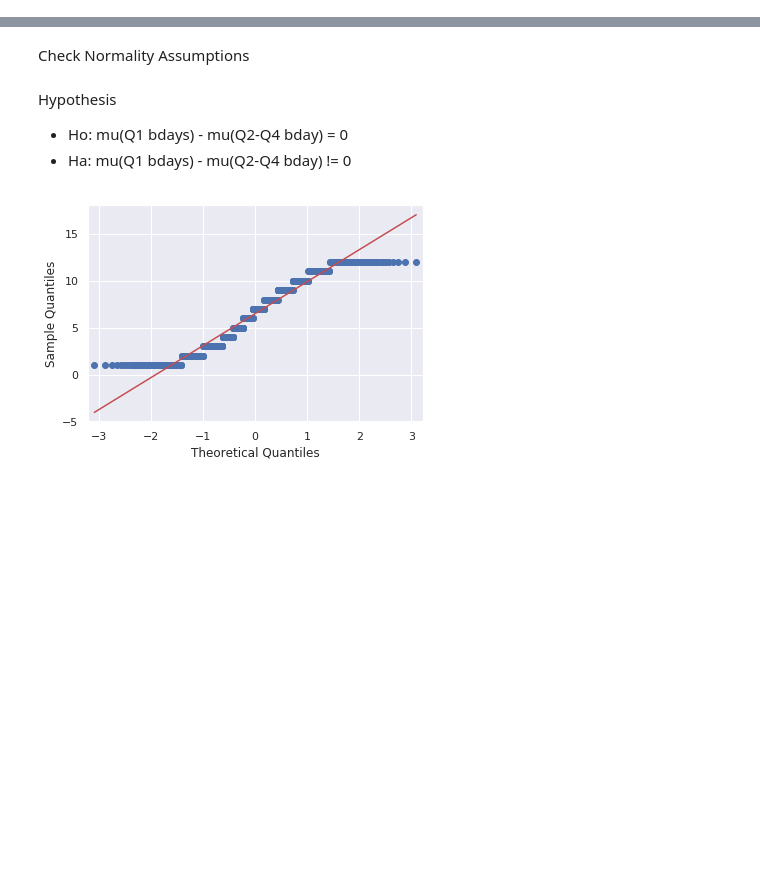
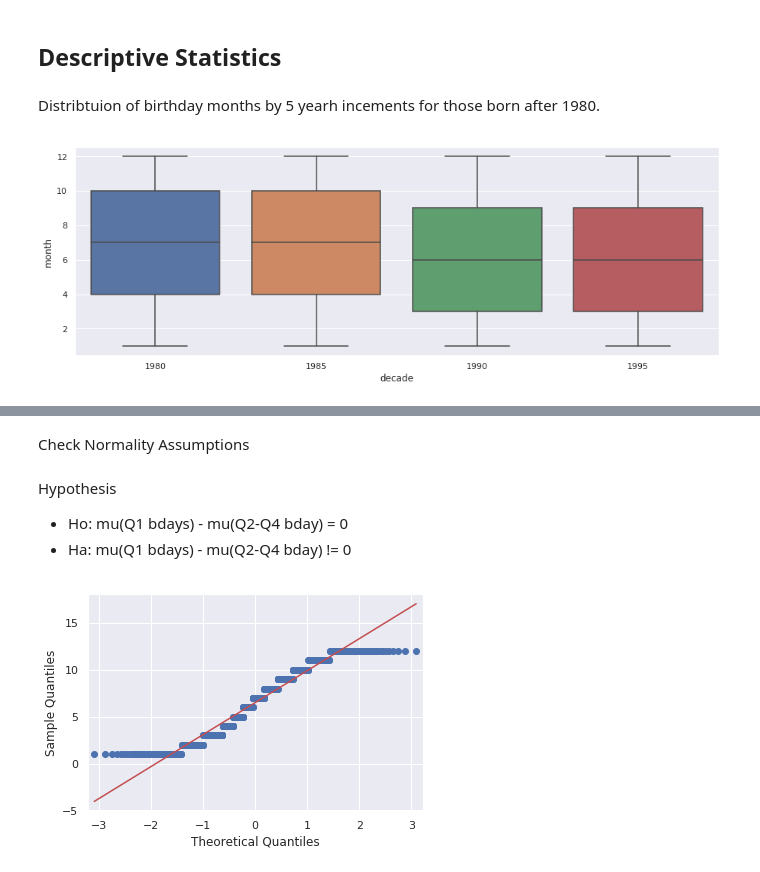
Before and after one commit to naivelogic/NFL-smarter-football, a Jupyter notebook: In Development/NFL Birthday Permutation Test.ipynb, the cells around one changed output, grey strips where cells are left out. Saved outputs shown, nothing was run; the diff lists cells and outputs as text; code cells hidden in the pictures; blank space fills up the shorter version.

```diff
--- a/In Development/NFL Birthday Permutation Test.ipynb
+++ b/In Development/NFL Birthday Permutation Test.ipynb
@@ -22 +47,18 @@ bday.head()
 5 rows × 29 columns
+# %% [markdown]
+## Descriptive Statistics
+# %% [markdown]
+Distribtuion of birthday months by 5 yearh incements for those born after 1980.
+# %%
+# compute the nearest 10 for player's decade birth
+bday['decade'] = (bday['born'] // 5) * 5
+
+# create box chart and plot players birth month disctribution arcross decades
+plt.figure(figsize=(15,5))
+sns.boxplot(x="decade", y="month", data=bday)
+
+plt.show()
+plt.clf()
+plt.close()
+# %% [output]
+[figure, added]
```
Also changed, not shown: parts of 15 cells of this notebook.
